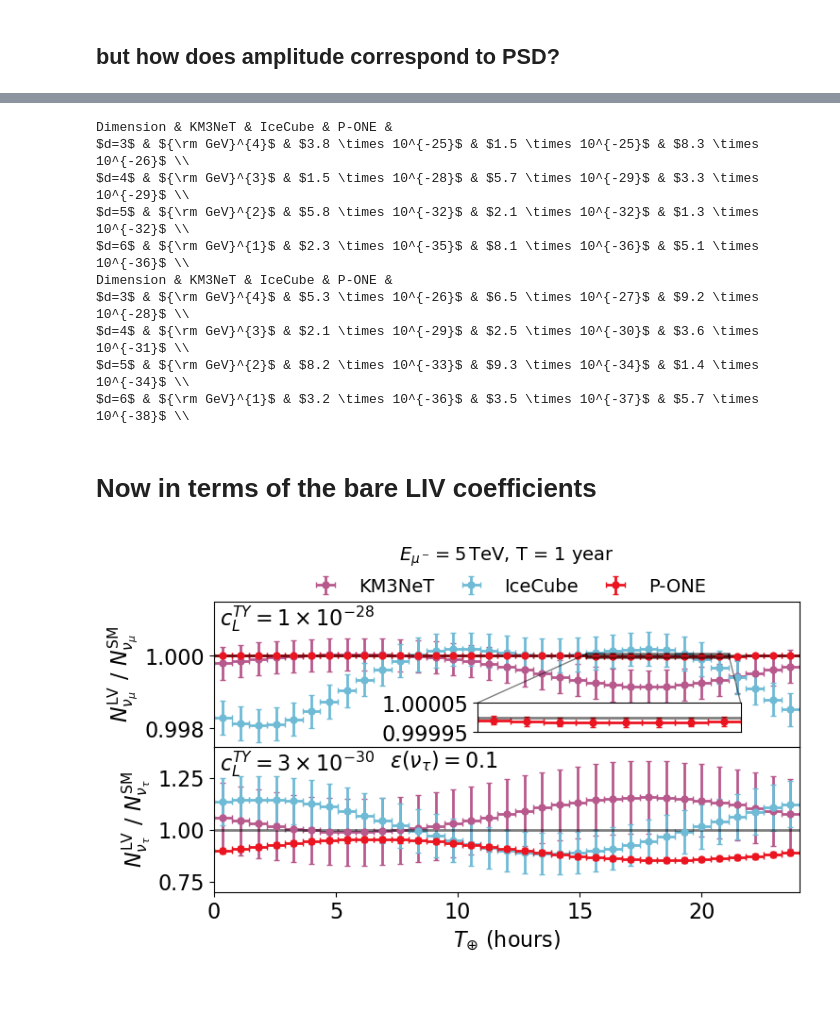
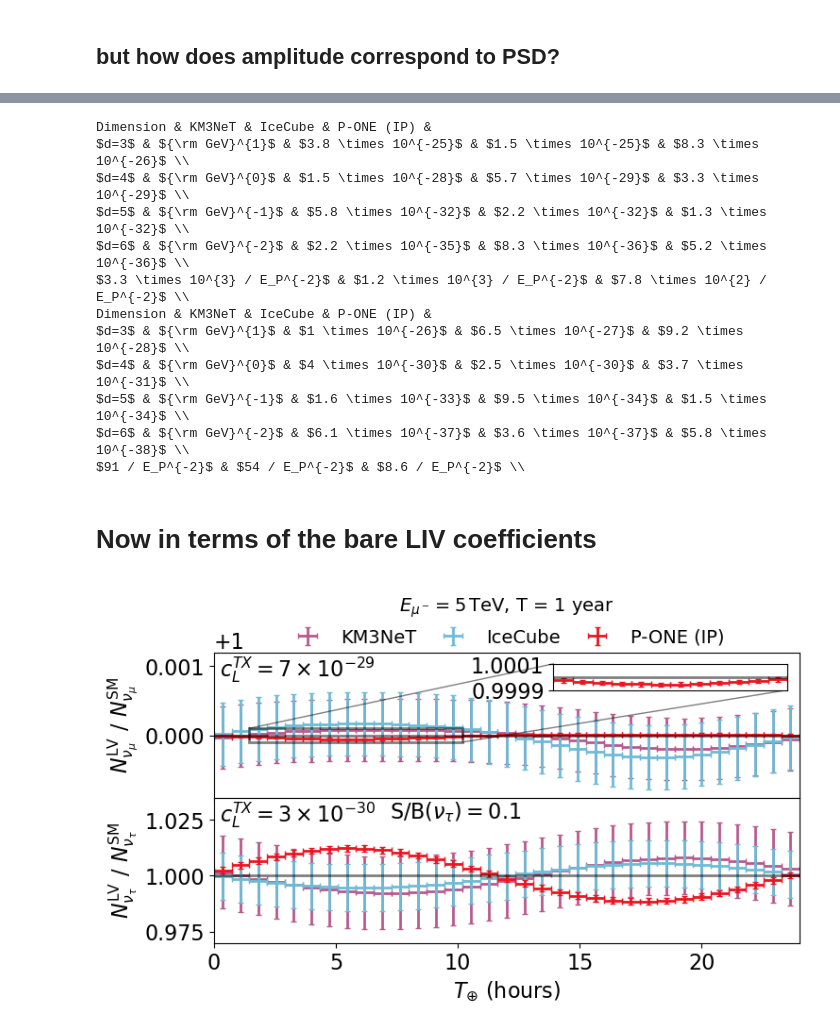
Before and after one commit to nickkamp1/NuTelescopeMuCollider, a Jupyter notebook: LorentzViolationSidereal_Analysis.ipynb, the cells around one changed output, grey strips where cells are left out. Drawn from its saved outputs; the diff is of its cells as text; code cells hidden in the pictures; blank space fills up the shorter version.

```diff
--- a/LorentzViolationSidereal_Analysis.ipynb
+++ b/LorentzViolationSidereal_Analysis.ipynb
@@ -140,7 +144,7 @@ exp_tau_sensitivities = {}
 for exp,nEvents in nEvents_dict.items():
     # rate from SM oscillations only
     mu_expectation = nEvents/nBins*osc_prob(baseline_list[exp],t_bin_centers,Emean=avg_energy_dict[exp])[0]
-    tau_expectation = nEvents/nBins*(1-osc_prob(baseline_list[exp],t_bin_centers,Emean=avg_energy_dict[exp])[0])*tau_efficiency
+    tau_expectation = nEvents/nBins*(1-osc_prob(baseline_list[exp],t_bin_centers,Emean=avg_energy_dict[exp])[0])/tau_sb
     fig = plt.figure()
     ax1 = plt.gca()
     ax2 = plt.gca().twinx()
@@ -163,7 +167,6 @@ for exp,nEvents in nEvents_dict.items():
         ax1.plot([],[],color="orange" if i_flav==0 else "dodgerblue",label=r"$\mu$ PDF" if i_flav==0 else r"$\tau$ PDF")
         ax1.plot([],[],color="red" if i_flav==0 else "purple",label=r"$\mu$ CDF" if i_flav==0 else r"$\tau$ CDF")
         for mode,ls in zip([1,2,3,4],["-","--",":","-."]):
-            if mode in [3,4]: continue
             if i_flav==1: ax1.plot([],[],color="black",ls=ls,label="Mode %d"%mode)
             ax1.hist(amps[:,mode],color="orange" if i_flav==0 else "dodgerblue",bins=amplitude_bins,ls=ls,histtype="step")
 
@@ -298,11 +304,17 @@ for exp in experiment_list:
 print("")
 for dim in range(4):
     print("$d=%d$"%(dim+3),end=" & ")
-    print(r"${\rm GeV}^{%d}$"%(4-dim),end=" & ")
+    print(r"${\rm GeV}^{%d}$"%(1-dim),end=" & ")
     for exp in experiment_list:
         Ac_limit = Ac_mu_upper_limit[(exp,sensitivity_quantiles[-1])] / avg_energy_dict[exp]**dim
         print("$%s$"%latex_float(Ac_limit),end=" & " if exp!="PONE" else " \\\\")
     print("")
+
+dim=3
+for exp in experiment_list:
+    Ac_limit = Ac_mu_upper_limit[(exp,sensitivity_quantiles[-1])] / avg_energy_dict[exp]**dim
+    print("$%s / E_P^{-2}$"%latex_float(Ac_limit/(Eplanck**(1-dim))),end=" & " if exp!="PONE" else " \\\\")
+print("")
 
 print("Dimension",end=" & ")
 for exp in experiment_list:
@@ -310,22 +322,30 @@ for exp in experiment_list:
 print("")
 for dim in range(4):
     print("$d=%d$"%(dim+3),end=" & ")
-    print(r"${\rm GeV}^{%d}$"%(4-dim),end=" & ")
+    print(r"${\rm GeV}^{%d}$"%(1-dim),end=" & ")
     for exp in experiment_list:
         Ac_limit = Ac_tau_upper_limit[(exp,sensitivity_quantiles[-1])] / avg_energy_dict[exp]**dim
         print("$%s$"%latex_float(Ac_limit),end=" & " if exp!="PONE" else " \\\\")
     print("")
+
+dim=3
+for exp in experiment_list:
+    Ac_limit = Ac_tau_upper_limit[(exp,sensitivity_quantiles[-1])] / avg_energy_dict[exp]**dim
+    print("$%s / E_P^{-2}$"%latex_float(Ac_limit/(Eplanck**(1-dim))),end=" & " if exp!="PONE" else " \\\\")
+print("")
 # %% [output]
-Dimension & KM3NeT & IceCube & P-ONE &
-$d=3$ & ${\rm GeV}^{4}$ & $3.8 \times 10^{-25}$ & $1.5 \times 10^{-25}$ & $8.3 \times 10^{-26}$ \\
-$d=4$ & ${\rm GeV}^{3}$ & $1.5 \times 10^{-28}$ & $5.7 \times 10^{-29}$ & $3.3 \times 10^{-29}$ \\
-$d=5$ & ${\rm GeV}^{2}$ & $5.8 \times 10^{-32}$ & $2.1 \times 10^{-32}$ & $1.3 \times 10^{-32}$ \\
-$d=6$ & ${\rm GeV}^{1}$ & $2.3 \times 10^{-35}$ & $8.1 \times 10^{-36}$ & $5.1 \times 10^{-36}$ \\
-Dimension & KM3NeT & IceCube & P-ONE &
-$d=3$ & ${\rm GeV}^{4}$ & $5.3 \times 10^{-26}$ & $6.5 \times 10^{-27}$ & $9.2 \times 10^{-28}$ \\
-$d=4$ & ${\rm GeV}^{3}$ & $2.1 \times 10^{-29}$ & $2.5 \times 10^{-30}$ & $3.6 \times 10^{-31}$ \\
-$d=5$ & ${\rm GeV}^{2}$ & $8.2 \times 10^{-33}$ & $9.3 \times 10^{-34}$ & $1.4 \times 10^{-34}$ \\
-$d=6$ & ${\rm GeV}^{1}$ & $3.2 \times 10^{-36}$ & $3.5 \times 10^{-37}$ & $5.7 \times 10^{-38}$ \\
+Dimension & KM3NeT & IceCube & P-ONE (IP) &
+$d=3$ & ${\rm GeV}^{1}$ & $3.8 \times 10^{-25}$ & $1.5 \times 10^{-25}$ & $8.3 \times 10^{-26}$ \\
+$d=4$ & ${\rm GeV}^{0}$ & $1.5 \times 10^{-28}$ & $5.7 \times 10^{-29}$ & $3.3 \times 10^{-29}$ \\
+$d=5$ & ${\rm GeV}^{-1}$ & $5.8 \times 10^{-32}$ & $2.2 \times 10^{-32}$ & $1.3 \times 10^{-32}$ \\
+$d=6$ & ${\rm GeV}^{-2}$ & $2.2 \times 10^{-35}$ & $8.3 \times 10^{-36}$ & $5.2 \times 10^{-36}$ \\
+$3.3 \times 10^{3} / E_P^{-2}$ & $1.2 \times 10^{3} / E_P^{-2}$ & $7.8 \times 10^{2} / E_P^{-2}$ \\
+Dimension & KM3NeT & IceCube & P-ONE (IP) &
+$d=3$ & ${\rm GeV}^{1}$ & $1 \times 10^{-26}$ & $6.5 \times 10^{-27}$ & $9.2 \times 10^{-28}$ \\
+$d=4$ & ${\rm GeV}^{0}$ & $4 \times 10^{-30}$ & $2.5 \times 10^{-30}$ & $3.7 \times 10^{-31}$ \\
+$d=5$ & ${\rm GeV}^{-1}$ & $1.6 \times 10^{-33}$ & $9.5 \times 10^{-34}$ & $1.5 \times 10^{-34}$ \\
+$d=6$ & ${\rm GeV}^{-2}$ & $6.1 \times 10^{-37}$ & $3.6 \times 10^{-37}$ & $5.8 \times 10^{-38}$ \\
+$91 / E_P^{-2}$ & $54 / E_P^{-2}$ & $8.6 / E_P^{-2}$ \\
 # %% [markdown]
 # Now in terms of the bare LIV coefficients
 # %%
@@ -339,12 +359,12 @@ tau_aL_vec = np.zeros(4,dtype=float)
 tau_cL_vec = np.zeros((4,4),dtype=float)
 
 if Emuon==5e3:
-    mu_cL_vec[0,2] = 1e-28 # for example
-    tau_cL_vec[0,2] = 3e-30 # for example
-    ax[0].set_ylim(0.9975,1.0015)
-    ax[1].set_ylim(0.7,1.4)
+    mu_cL_vec[0,1] = 0.7e-28 # for example
+    tau_cL_vec[0,1] = 3e-30 # for example
+    ax[0].set_ylim(0.9991,1.0012)
+    ax[1].set_ylim(0.97,1.035)
     # Define the limits for the inset (zoomed-in section)
-    x1, x2, y1, y2 = 24*t_bins[21], 24*t_bins[29], 0.99995, 1.00005
+    x1, x2, y1, y2 = 24*t_bins[2], 24*t_bins[14], 0.9999, 1.0001
 elif Emuon==50e3:
     mu_cL_vec[0,2] = 1e-30 # for example
     tau_cL_vec[0,2] = 1e-32 # for example
@@ -373,21 +393,24 @@ for exp in experiment_list:
     C,As,Ac,Bs,Bc = tau_LVsv.get_coefficients(exp,Emean=avg_energy_dict[exp])
     tau_nominal = (nEvents_dict[exp]/nBins)*(1-osc_prob(baseline_list[exp],
                                                         t_bin_centers,
-                                                        Emean=avg_energy_dict[exp]))*tau_efficiency
+                                                        Emean=avg_energy_dict[exp]))
+    tau_events_total = tau_nominal / tau_sb
+    tau_events_bkg = tau_events_total - tau_nominal
     tau_events = (nEvents_dict[exp]/nBins)*(1-osc_prob(baseline_list[exp],
                                                        t_bin_centers,
                                                        Emean=avg_energy_dict[exp],
                                                        C=C,
                                                        Ac=Ac,As=As,
-                                                       Bc=Bc,Bs=Bs))*tau_efficiency
+                                                       Bc=Bc,Bs=Bs))
+    tau_events += tau_events_bkg
     mu_test_amplitudes[exp] = get_amplitudes(mu_events)
     tau_test_amplitudes[exp] = get_amplitudes(tau_events)
     plot_lines.append(
         ax[0].errorbar(t_bin_centers*24,mu_events/mu_nominal,xerr=24*(t_bins[1]-t_bins[0])/2,yerr=np.sqrt(mu_events)/mu_nominal,
-                     color=color_list[exp],capsize=2,label=exp,fmt=".")
+                     color=color_list[exp],markersize=0,capsize=2,label=exp,fmt=".")
     )
-    ax[1].errorbar(t_bin_centers*24,tau_events/tau_nominal,xerr=24*(t_bins[1]-t_bins[0])/2,yerr=np.sqrt(tau_events)/tau_nominal,
-                    color=color_list[exp],capsize=2,fmt=".")
+    ax[1].errorbar(t_bin_centers*24,tau_events/tau_events_total,xerr=24*(t_bins[1]-t_bins[0])/2,yerr=np.sqrt(tau_events)/tau_events_total,
+                    color=color_list[exp],markersize=0,capsize=2,fmt=".")
 
 
 
@@ -407,7 +430,7 @@ ax[0].legend(plot_lines,[experiment_names[exp] for exp in experiment_list],
 
 
 # Add an inset axes
-ax_inset = ax[0].inset_axes([0.45, 0.1, 0.45, 0.2],
+ax_inset = ax[0].inset_axes([0.58, 0.74, 0.4, 0.18],
                                 xlim=(x1, x2),ylim=(y1, y2),
                                 xticklabels=[],
                                 yticklabels=[y1,y2],
@@ -420,38 +443,38 @@ ax_inset.set_xlim(x1, x2)
 ax_inset.set_ylim(y1, y2)
 
 exp = "PONE"
 C,As,Ac,Bs,Bc = mu_LVsv.get_coefficients(exp,Emean=avg_energy_dict[exp])
 mu_nominal = (nEvents_dict[exp]/nBins)*osc_prob(baseline_list[exp],
                                                 t_bin_centers,
                                                 Emean=avg_energy_dict[exp])
 mu_events = (nEvents_dict[exp]/nBins)*osc_prob(baseline_list[exp],
                                                t_bin_centers,
                                                Emean=avg_energy_dict[exp],
                                                C=C,
                                                Ac=Ac,As=As,
                                                Bc=Bc,Bs=Bs)
 ax_inset.errorbar(t_bin_centers*24,mu_events/mu_nominal,xerr=24*(t_bins[1]-t_bins[0])/2,yerr=np.sqrt(mu_events)/mu_nominal,
-             color=color_list[exp],capsize=2,fmt=".")
+             color=color_list[exp],markersize=0,capsize=2,fmt=".")
 ax_inset.plot([x1,x2],[1,1],color="black",alpha=0.5,ls="-")
 
 ax[0].indicate_inset_zoom(ax_inset, edgecolor="black",lw=2)
 
 
-ax[0].text(.01, .99, r"$c_L^{TY} = %s$"%(latex_float(mu_cL_vec[0,2])), ha='left', va='top', transform=ax[0].transAxes,fontsize=16)
-ax[1].text(.01, .99, r"$c_L^{TY} = %s$"%(latex_float(tau_cL_vec[0,2])), ha='left', va='top', transform=ax[1].transAxes,fontsize=16)
-ax[1].text(.3, .99, r'$\epsilon(\nu_\tau) = %1.1f$'%(tau_efficiency), ha='left', va='top', transform=ax[1].transAxes,fontsize=16)
+ax[0].text(.01, .99, r"$c_L^{TX} = %s$"%(latex_float(mu_cL_vec[0,1])), ha='left', va='top', transform=ax[0].transAxes,fontsize=16)
+ax[1].text(.01, .99, r"$c_L^{TX} = %s$"%(latex_float(tau_cL_vec[0,1])), ha='left', va='top', transform=ax[1].transAxes,fontsize=16)
+ax[1].text(.3, .99, r'S/B$(\nu_\tau) = %1.1f$'%(tau_sb), ha='left', va='top', transform=ax[1].transAxes,fontsize=16)
 ax[1].set_xlabel(r"$T_{\oplus}$ (hours)",fontsize=16)
 ax[0].set_ylabel(r"$N^{\rm LV}_{\nu_\mu}~/~N^{\rm SM}_{\nu_\mu}$",fontsize=16)
 ax[1].set_ylabel(r"$N^{\rm LV}_{\nu_\tau}~/~N^{\rm SM}_{\nu_\tau}$",fontsize=16)
 ax[0].plot([0,24],[1,1],color="black",alpha=0.5,ls="-")
 ax[1].plot([0,24],[1,1],color="black",alpha=0.5,ls="-")
 ax[0].set_xlim(0,24)
 
 
 plt.savefig("figures/%dTeV/LV_sidereal.pdf"%(Emuon/1e3),dpi=100,bbox_inches='tight')
 plt.show()
 # %% [output]
-[figure, old version]
+[figure, new version]
 # %%
 mode = 1
 if Emuon==5e3:
```
Also changed, not shown: parts of 12 cells of this notebook, 32 other files.
